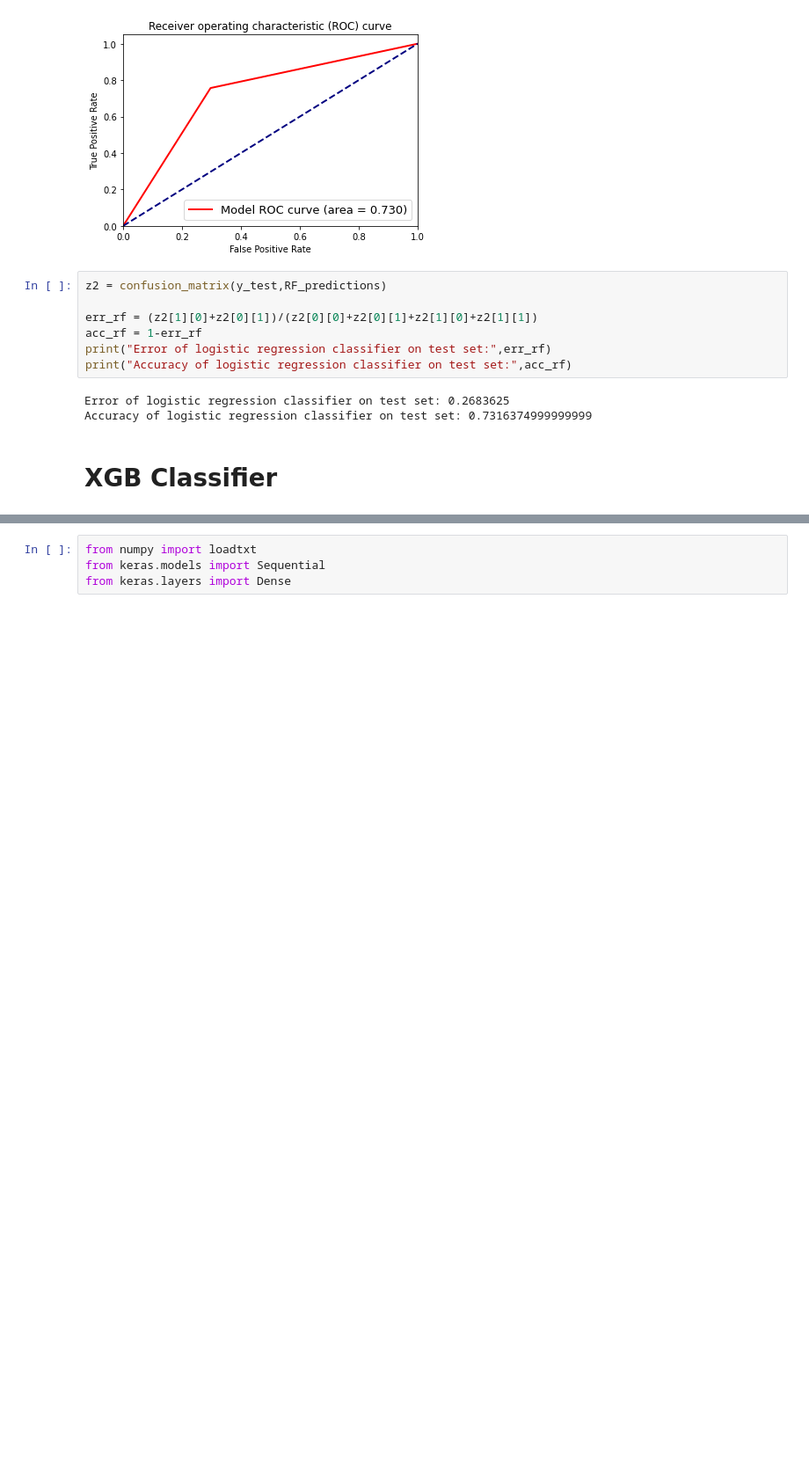
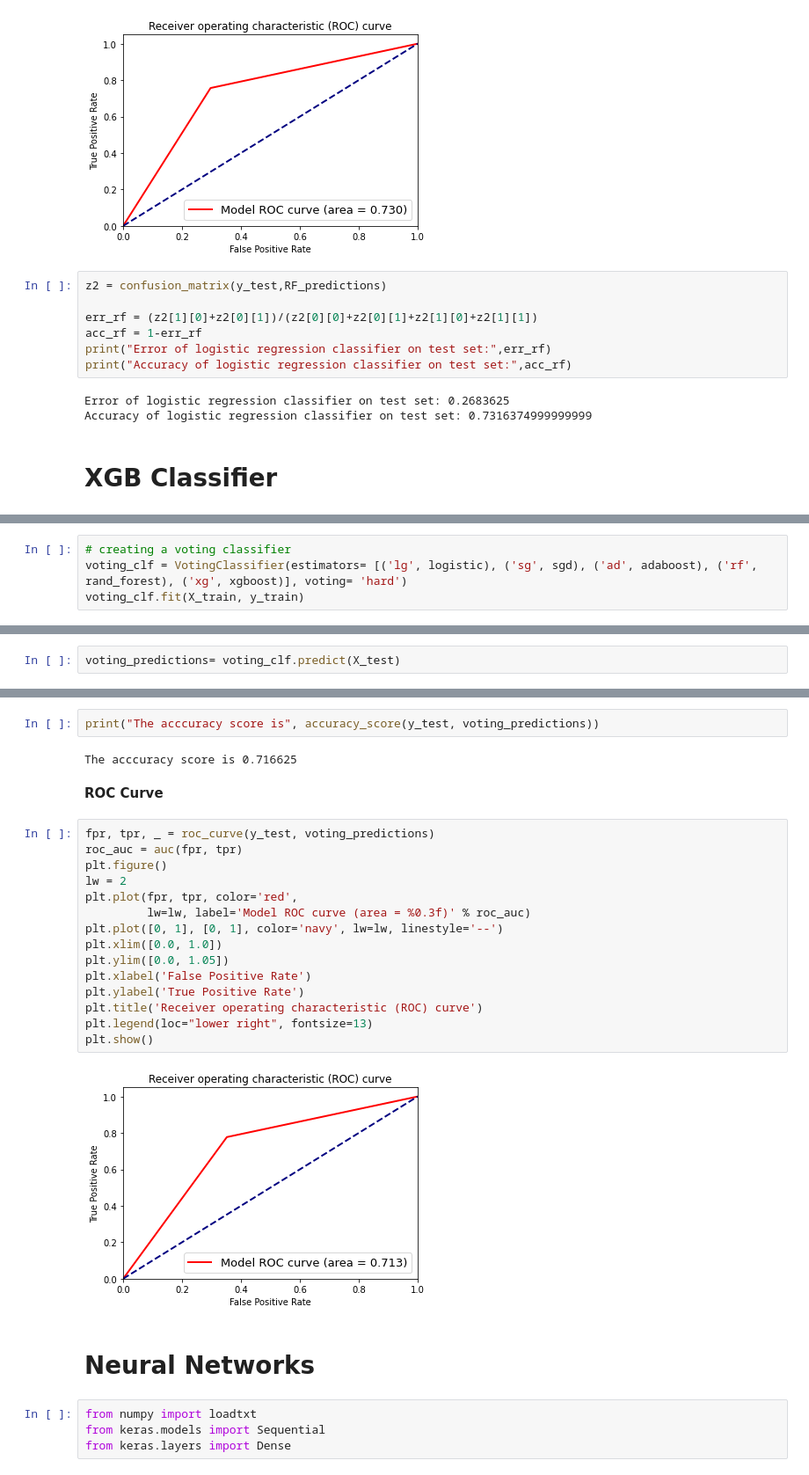
Before and after one commit to skc46/Machine_learning_notebooks, a Jupyter notebook: Higgs_vs_background.ipynb, the cells around one changed output, grey strips where cells are left out. Shown at 88% size. Saved outputs shown, nothing was run; the diff lists cells and outputs as text; blank space fills up the shorter version.

Commit message:
neural network added

```diff
--- a/Higgs_vs_background.ipynb
+++ b/Higgs_vs_background.ipynb
@@ -791,0 +622,4 @@ Parameters: { n_estimator } might not be used.
+# %%
+# creating a voting classifier
+voting_clf = VotingClassifier(estimators= [('lg', logistic), ('sg', sgd), ('ad', adaboost), ('rf', rand_forest), ('xg', xgboost)], voting= 'hard')
+voting_clf.fit(X_train, y_train)
@@ -791,0 +650,2 @@ Parameters: { n_estimator } might not be used.
+# %%
+voting_predictions= voting_clf.predict(X_test)
@@ -792,3 +661,28 @@ Parameters: { n_estimator } might not be used.
+# %%
+print("The acccuracy score is", accuracy_score(y_test, voting_predictions))
+# %% [output]
+The acccuracy score is 0.716625
+# %% [markdown]
+**ROC Curve**
+# %%
+fpr, tpr, _ = roc_curve(y_test, voting_predictions)
+roc_auc = auc(fpr, tpr)
+plt.figure()
+lw = 2
+plt.plot(fpr, tpr, color='red',
+         lw=lw, label='Model ROC curve (area = %0.3f)' % roc_auc)
+plt.plot([0, 1], [0, 1], color='navy', lw=lw, linestyle='--')
+plt.xlim([0.0, 1.0])
+plt.ylim([0.0, 1.05])
+plt.xlabel('False Positive Rate')
+plt.ylabel('True Positive Rate')
+plt.title('Receiver operating characteristic (ROC) curve')
+plt.legend(loc="lower right", fontsize=13)
+plt.show()
+# %% [output]
+[figure, added]
+# %% [markdown]
+# Neural Networks
 # %%
 from numpy import loadtxt
 from keras.models import Sequential
```
Also changed, not shown: parts of 51 cells of this notebook.
